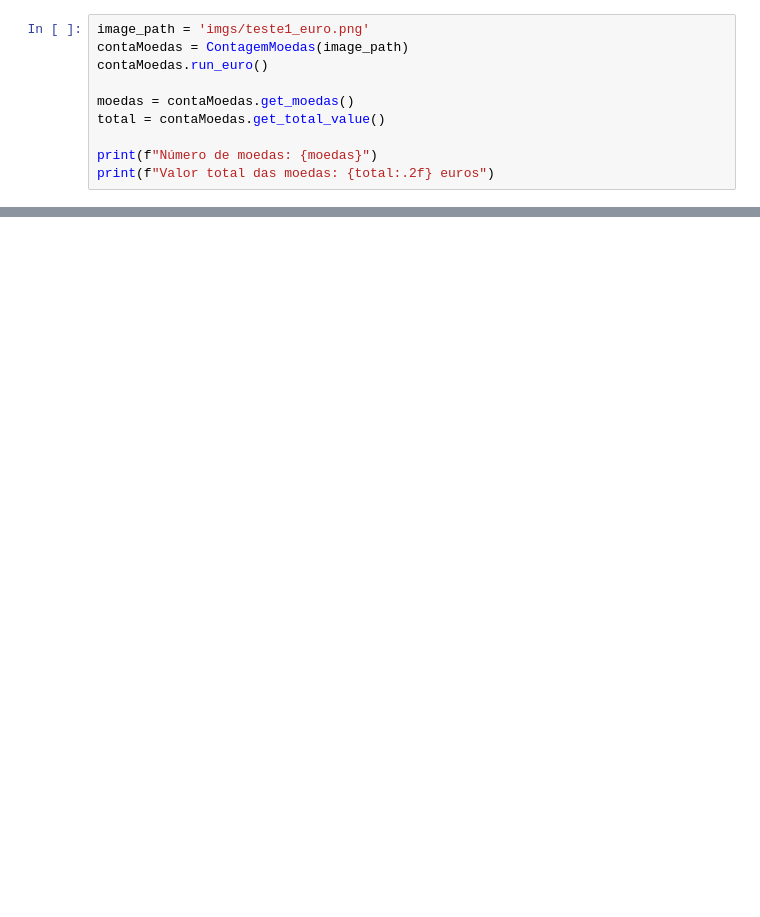
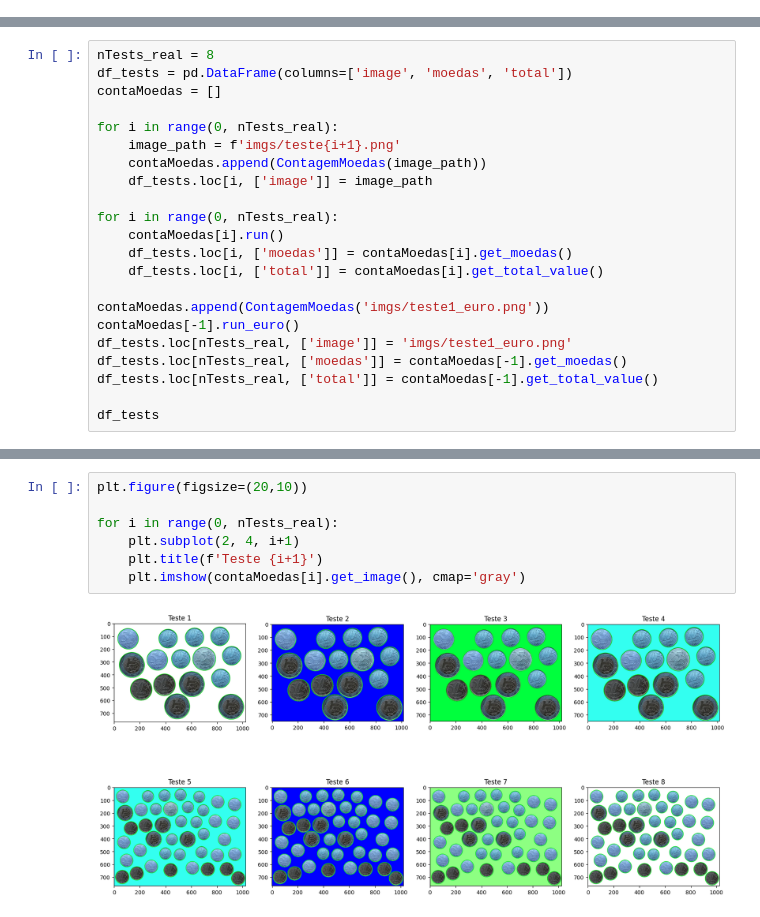
Before and after one commit to Durfan/ufsj-pdi-moedas, a Jupyter notebook: contagem_moedas.ipynb, the cells around one changed output, grey strips where cells are left out. Drawn from its saved outputs; the diff is of its cells as text; blank space fills up the shorter version.

```diff
--- a/contagem_moedas.ipynb
+++ b/contagem_moedas.ipynb
@@ -130,10 +128,0 @@ Valor total das moedas: R$10.35
-# %%
-image_path = 'imgs/teste1_euro.png'
-contaMoedas = ContagemMoedas(image_path)
-contaMoedas.run_euro()
-
-moedas = contaMoedas.get_moedas()
-total = contaMoedas.get_total_value()
-
-print(f"Número de moedas: {moedas}")
-print(f"Valor total das moedas: {total:.2f} euros")
@@ -142,0 +129,22 @@ Valor total das moedas: 3.88 euros
+# %%
+nTests_real = 8
+df_tests = pd.DataFrame(columns=['image', 'moedas', 'total'])
+contaMoedas = []
+
+for i in range(0, nTests_real):
+    image_path = f'imgs/teste{i+1}.png'
+    contaMoedas.append(ContagemMoedas(image_path))
+    df_tests.loc[i, ['image']] = image_path
+
+for i in range(0, nTests_real):
+    contaMoedas[i].run()
+    df_tests.loc[i, ['moedas']] = contaMoedas[i].get_moedas()
+    df_tests.loc[i, ['total']] = contaMoedas[i].get_total_value()
+
+contaMoedas.append(ContagemMoedas('imgs/teste1_euro.png'))
+contaMoedas[-1].run_euro()
+df_tests.loc[nTests_real, ['image']] = 'imgs/teste1_euro.png'
+df_tests.loc[nTests_real, ['moedas']] = contaMoedas[-1].get_moedas()
+df_tests.loc[nTests_real, ['total']] = contaMoedas[-1].get_total_value()
+
+df_tests
@@ -142,0 +162,9 @@ Valor total das moedas: 3.88 euros
+# %%
+plt.figure(figsize=(20,10))
+
+for i in range(0, nTests_real):
+    plt.subplot(2, 4, i+1)
+    plt.title(f'Teste {i+1}')
+    plt.imshow(contaMoedas[i].get_image(), cmap='gray')
+# %% [output]
+[figure, added]
```
Also changed, not shown: parts of 7 cells of this notebook, 1 other file.
